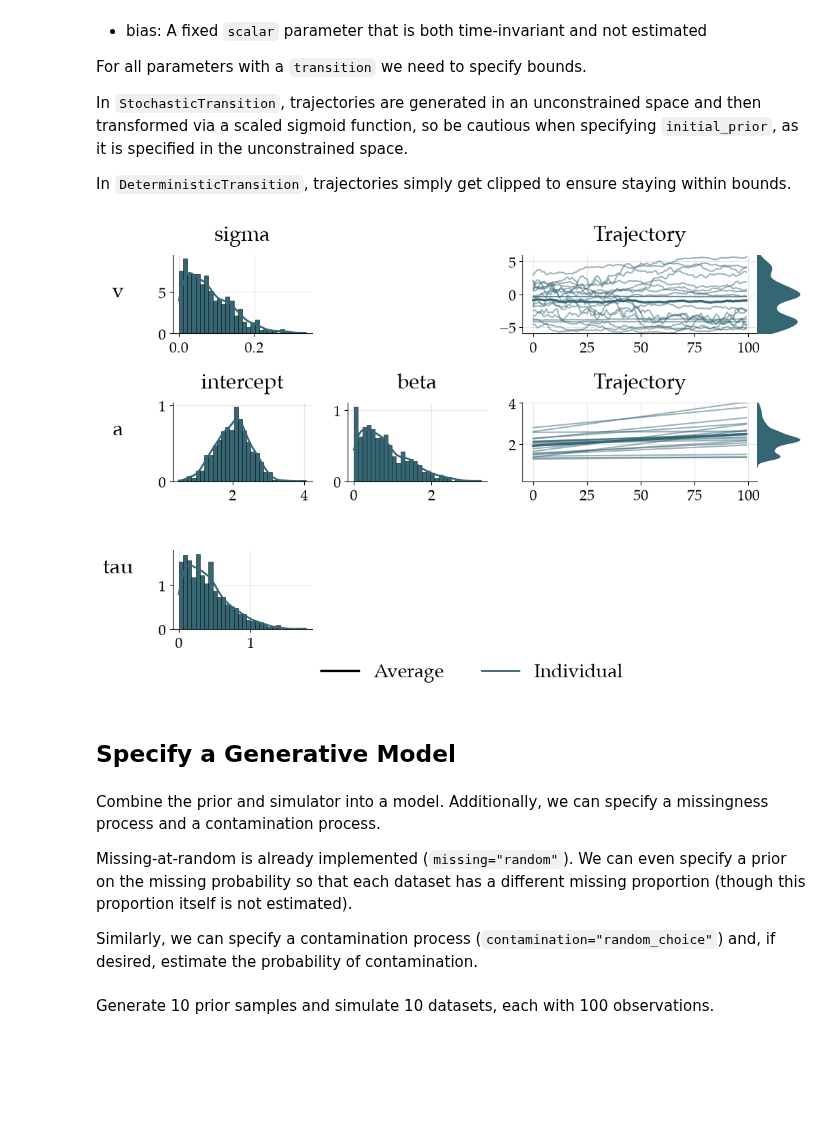
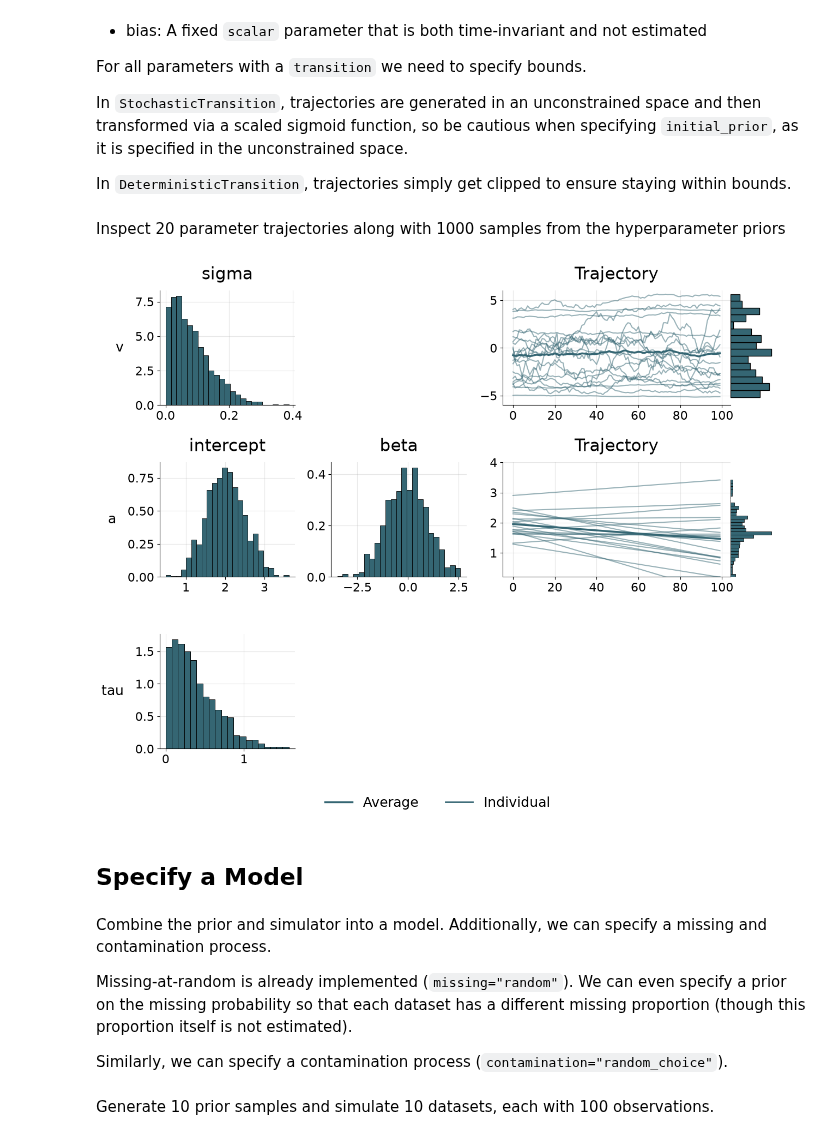
Before and after one commit to LuSchumacher/superstats, a Jupyter notebook: examples/minimal_workflow_demo.ipynb, the cells around one changed output. Saved outputs shown, nothing was run; the diff lists cells and outputs as text; code cells hidden in the pictures; blank space fills up the shorter version.

```diff
--- a/examples/minimal_workflow_demo.ipynb
+++ b/examples/minimal_workflow_demo.ipynb
@@ -49,25 +46,28 @@ joint_prior = sup.JointPrior(
     v = sup.transition.RandomWalk(bounds=(-6.0, 6.0)),
     a = sup.transition.Linear(
         bounds=(0.2, 4.0),
-        intercept=sup.Prior("normal", loc=2.0, scale=0.5)
+        intercept=sup.Prior("normal", loc=2.0, scale=0.5),
+        beta=sup.Prior("normal", loc=0.0, scale=1.0)
     ),
     tau = sup.Prior("halfnormal", scale=0.5),
     bias = 0.5
 )
+# %% [markdown]
+Inspect 20 parameter trajectories along with 1000 samples from the hyperparameter priors
 # %%
 fig = joint_prior.plot_joint_prior(
     num_steps=NUM_STEPS,
     num_trajectories=20,
-    figsize=(10, 6.5)
+    num_draws=1000
 )
 # %% [output]
-[figure, old version]
+[figure, new version]
 # %% [markdown]
-## Specify a Generative Model
+## Specify a Model
 # %% [markdown]
-Combine the prior and simulator into a model. Additionally, we can specify a missingness process and a contamination process.
+Combine the prior and simulator into a model. Additionally, we can specify a missing and contamination process.
 
 Missing-at-random is already implemented (`missing="random"`). We can even specify a prior on the missing probability so that each dataset has a different missing proportion (though this proportion itself is not estimated).
 
-Similarly, we can specify a contamination process (`contamination="random_choice"`) and, if desired, estimate the probability of contamination.
+Similarly, we can specify a contamination process (`contamination="random_choice"`).
 # %%
```
Also changed, not shown: parts of 27 cells of this notebook, 1 other file.
